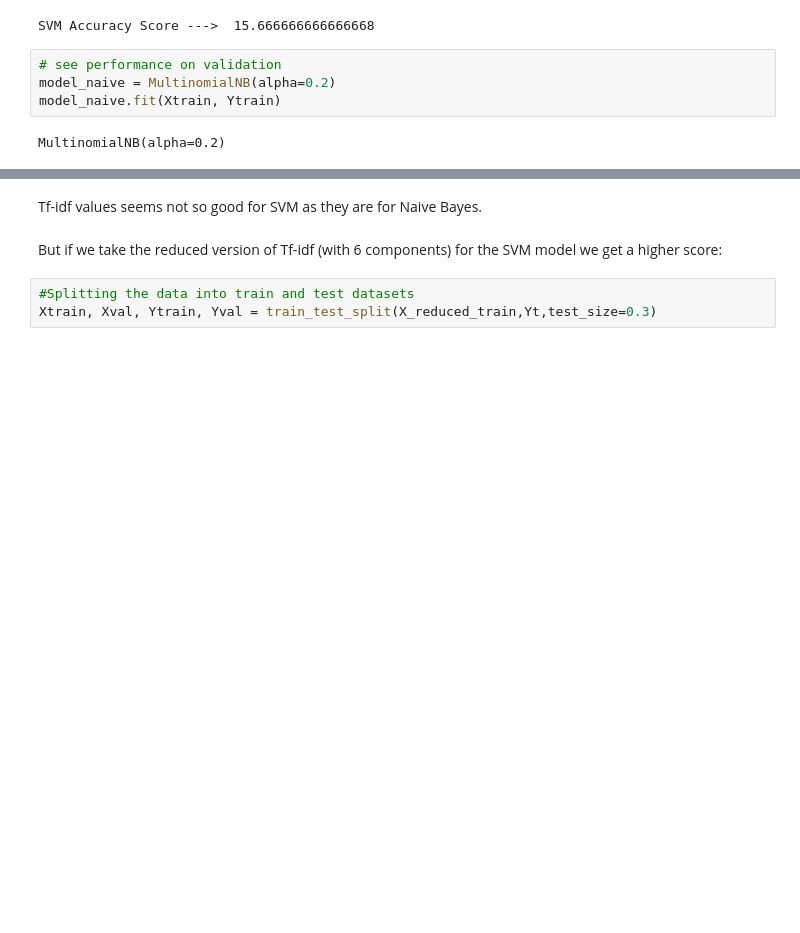
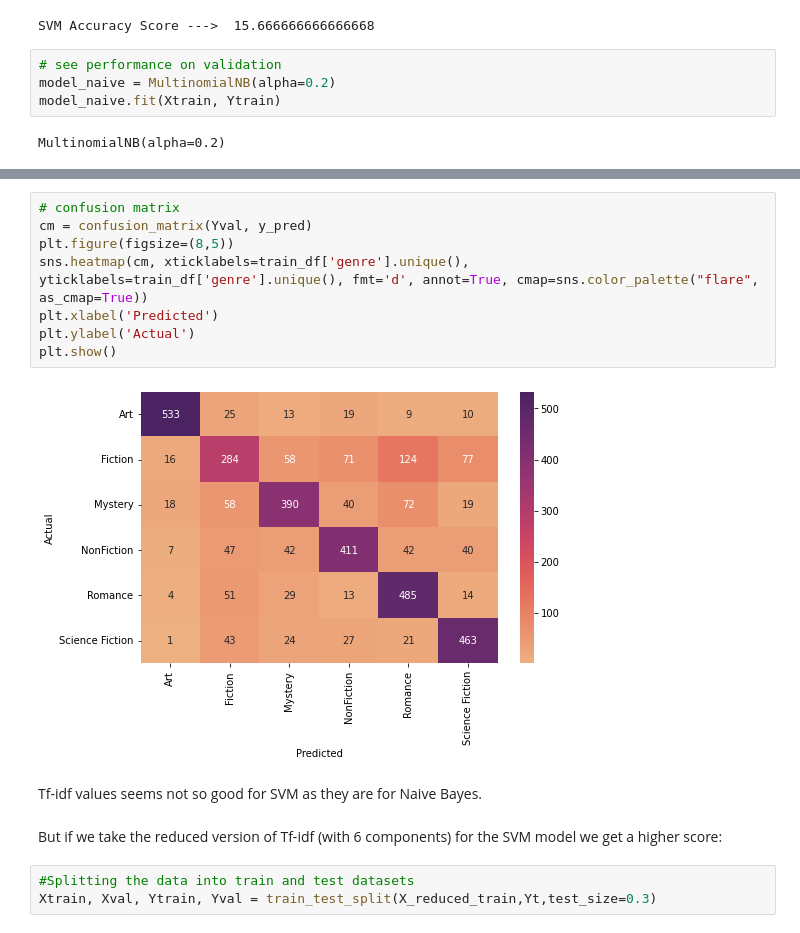
Before and after one commit to lwdovico/goodreads-book-reviews, a Jupyter notebook: Notebooks/07_LSTM_SVM_Naive_Comparisons_On_Genre.ipynb, the cells around one changed output, grey strips where cells are left out. Saved outputs shown, nothing was run; the diff lists cells and outputs as text; blank space fills up the shorter version.

```diff
--- a/Notebooks/07_LSTM_SVM_Naive_Comparisons_On_Genre.ipynb
+++ b/Notebooks/07_LSTM_SVM_Naive_Comparisons_On_Genre.ipynb
@@ -828,3 +855,13 @@ Validation accuracy(in %): 72.91666666666666
+# %%
+# confusion matrix
+cm = confusion_matrix(Yval, y_pred)
+plt.figure(figsize=(8,5))
+sns.heatmap(cm, xticklabels=train_df['genre'].unique(), yticklabels=train_df['genre'].unique(), fmt='d', annot=True, cmap=sns.color_palette("flare", as_cmap=True))
+plt.xlabel('Predicted')
+plt.ylabel('Actual')
+plt.show()
+# %% [output]
+[figure, added]
 # %% [markdown]
 Tf-idf values seems not so good for SVM as they are for Naive Bayes.
 # %% [markdown]
```
Also changed, not shown: parts of 15 cells of this notebook, 1 other file.
